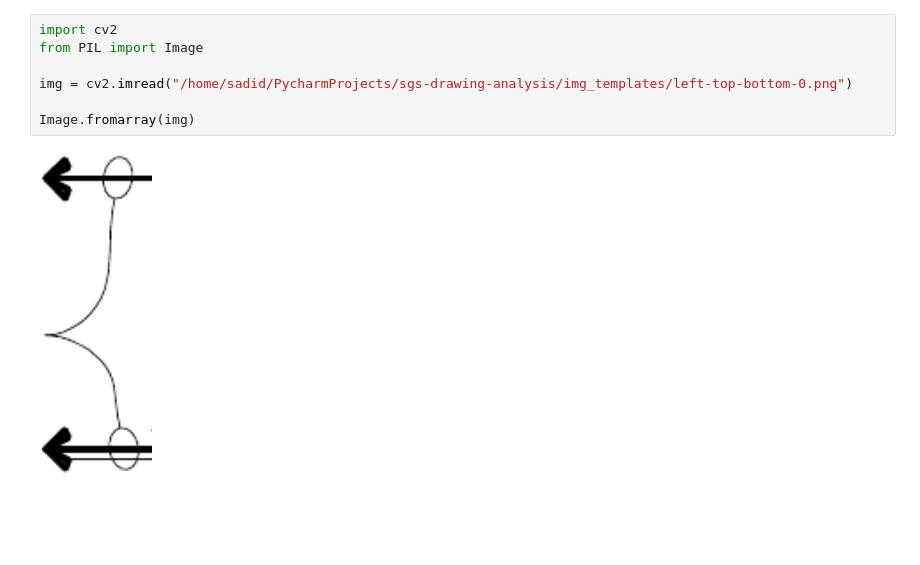
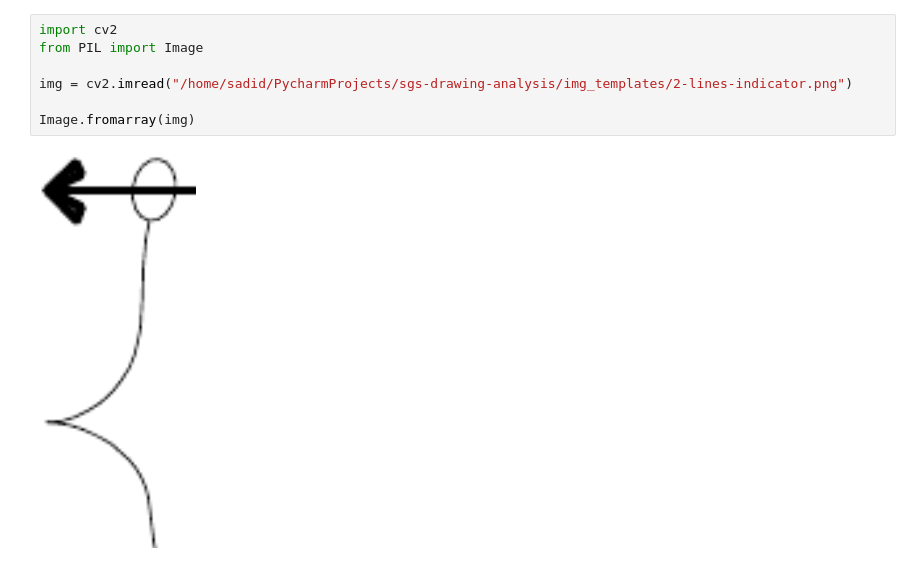
Before and after one commit to mostafa-netizen/Sadidul-Islam-Analysis, a Jupyter notebook: analysis/image_template.ipynb, the cells around one changed output. Drawn from its saved outputs; the diff is of its cells as text; blank space fills up the shorter version.

Commit message:
Working on two lines detection

```diff
--- a/analysis/image_template.ipynb
+++ b/analysis/image_template.ipynb
@@ -1,11 +1,11 @@
 # %%
 import cv2
 from PIL import Image
 
-img = cv2.imread("/home/sadid/PycharmProjects/sgs-drawing-analysis/img_templates/left-top-bottom-0.png")
+img = cv2.imread("/home/sadid/PycharmProjects/sgs-drawing-analysis/img_templates/2-lines-indicator.png")
 
 Image.fromarray(img)
 # %% [output]
-[figure, old version]
+[figure, new version]
 # %%
 from ocr.line_detector import find_contours
```
Also changed, not shown: parts of 1 cell of this notebook, 3 other files.
